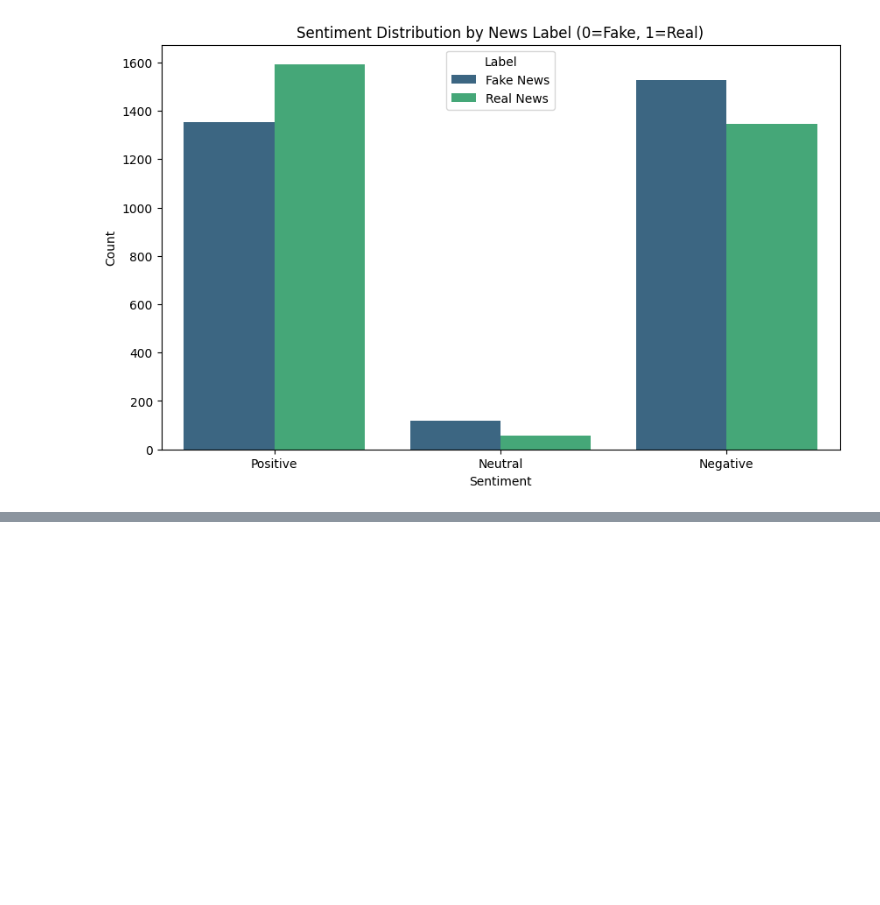
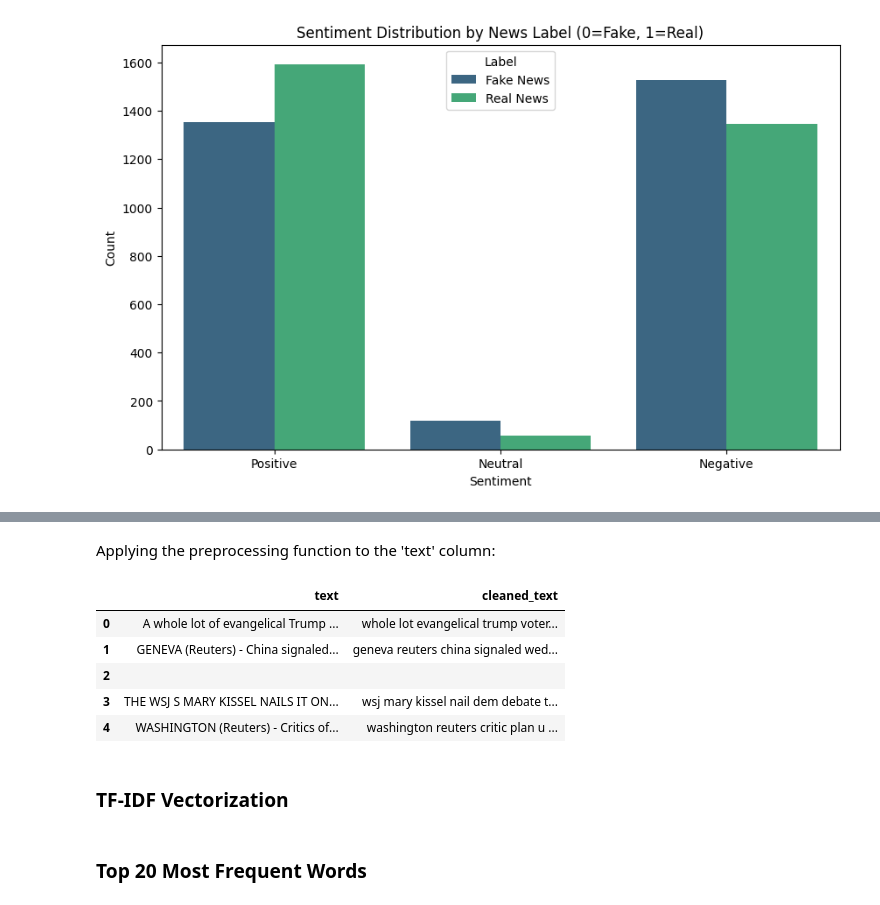
Before and after one commit to kxrrym03/Fake-News-Detection, a Jupyter notebook: Fake_News_Detection.ipynb, the cells around one changed output, grey strips where cells are left out. Cells and saved outputs as stored; diff of their text form; code cells hidden in the pictures; blank space fills up the shorter version.

Commit message:
Text Preprocessing

```diff
--- a/Fake_News_Detection.ipynb
+++ b/Fake_News_Detection.ipynb
@@ -218,0 +221,27 @@ plt.show()
+# %%
+import re
+from nltk.corpus import stopwords
+from nltk.stem import WordNetLemmatizer
+from nltk.tokenize import word_tokenize
+
+# Download necessary NLTK data
+nltk.download('punkt', quiet=True)
+nltk.download('stopwords', quiet=True)
+nltk.download('wordnet', quiet=True)
+nltk.download('punkt_tab') # Explicitly download punkt_tab without quiet=True
+
+# Initialize lemmatizer and stopwords
+lemmatizer = WordNetLemmatizer()
+stop_words = set(stopwords.words('english'))
+
+def preprocess_text(text):
+    # Convert to lowercase
+    text = text.lower()
+    # Remove special characters and numbers
+    text = re.sub(r'[^a-z]', ' ', text)
+    # Tokenize the text
+    words = word_tokenize(text)
+    # Remove stopwords and lemmatize
+    words = [lemmatizer.lemmatize(word) for word in words if word not in stop_words]
+    # Join words back into a string
+    return ' '.join(words)
@@ -218,0 +251,14 @@ plt.show()
+# %% [markdown]
+Applying the preprocessing function to the 'text' column:
+# %%
+df['cleaned_text'] = df['text'].apply(preprocess_text)
+display(df[['text', 'cleaned_text']].head())
+# %% [output]
+|  | text | cleaned_text |
+| 0 | A whole lot of evangelical Trump ... | whole lot evangelical trump voter... |
+| 1 | GENEVA (Reuters) - China signaled... | geneva reuters china signaled wed... |
+| 2 |  |  |
+| 3 | THE WSJ S MARY KISSEL NAILS IT ON... | wsj mary kissel nail dem debate t... |
+| 4 | WASHINGTON (Reuters) - Critics of... | washington reuters critic plan u ... |
+# %% [markdown]
+### TF-IDF Vectorization
@@ -218,0 +278,2 @@ plt.show()
+# %% [markdown]
+### Top 20 Most Frequent Words
```
Also changed, not shown: parts of 4 cells of this notebook.
